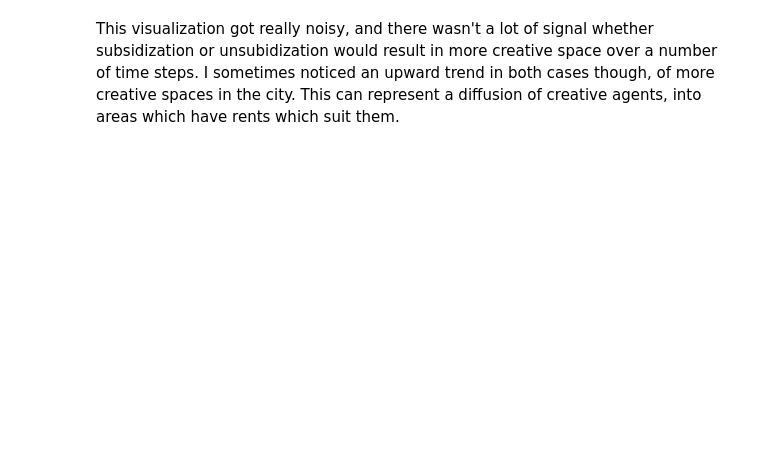
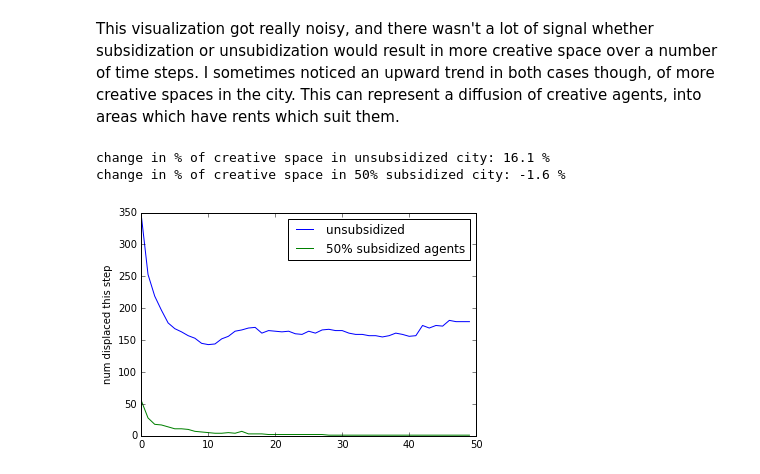
Before and after one commit to Margaretmcrawf/Gentrification, a Jupyter notebook: code/RyanExplore.ipynb, the cells around one changed output. Cells and saved outputs as stored; diff of their text form; code cells hidden in the pictures; blank space fills up the shorter version.

```diff
--- a/code/RyanExplore.ipynb
+++ b/code/RyanExplore.ipynb
@@ -34,3 +37,25 @@ plt.show()
 # %% [markdown]
 This visualization got really noisy, and there wasn't a lot of signal whether subsidization or unsubidization would result in more creative space over a number of time steps.
 I sometimes noticed an upward trend in both cases though, of more creative spaces in the city.  This can represent a diffusion of creative agents, into areas which have rents which suit them.
+# %%
+city = TransformingCity(10, avg_rent=10000)
+sub_city = TransformingCity(10, avg_rent=10000, p_subsidized=0.5)
+
+for i in range(50):
+    city.step()
+    sub_city.step()
+
+print("change in % of creative space in unsubsidized city: {0:.1f} %".format(
+        (city.p_creative_space_history[-1] - city.p_creative_space_history[0])*100))
+print("change in % of creative space in 50% subsidized city: {0:.1f} %".format(
+        (sub_city.p_creative_space_history[-1] - sub_city.p_creative_space_history[0])*100))
+plt.hold('on')
+plt.plot(city.num_displaced_this_step_history, label='unsubsidized')
+plt.plot(sub_city.num_displaced_this_step_history, label='50% subsidized agents')
+plt.ylabel('num displaced this step')
+plt.legend(loc='best')
+plt.show()
+# %% [output]
+change in % of creative space in unsubsidized city: 16.1 %
+change in % of creative space in 50% subsidized city: -1.6 %
+[figure, added]
```
Also changed, not shown: parts of 2 cells of this notebook, 1 other file.
